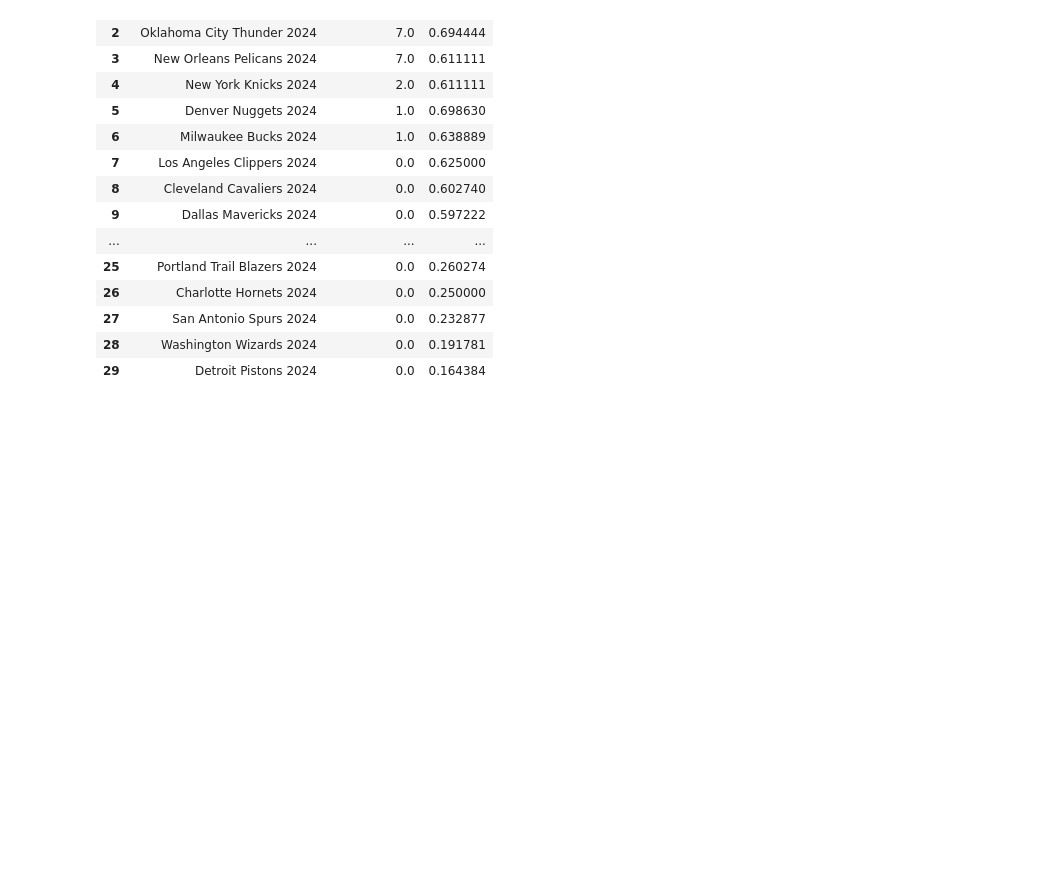
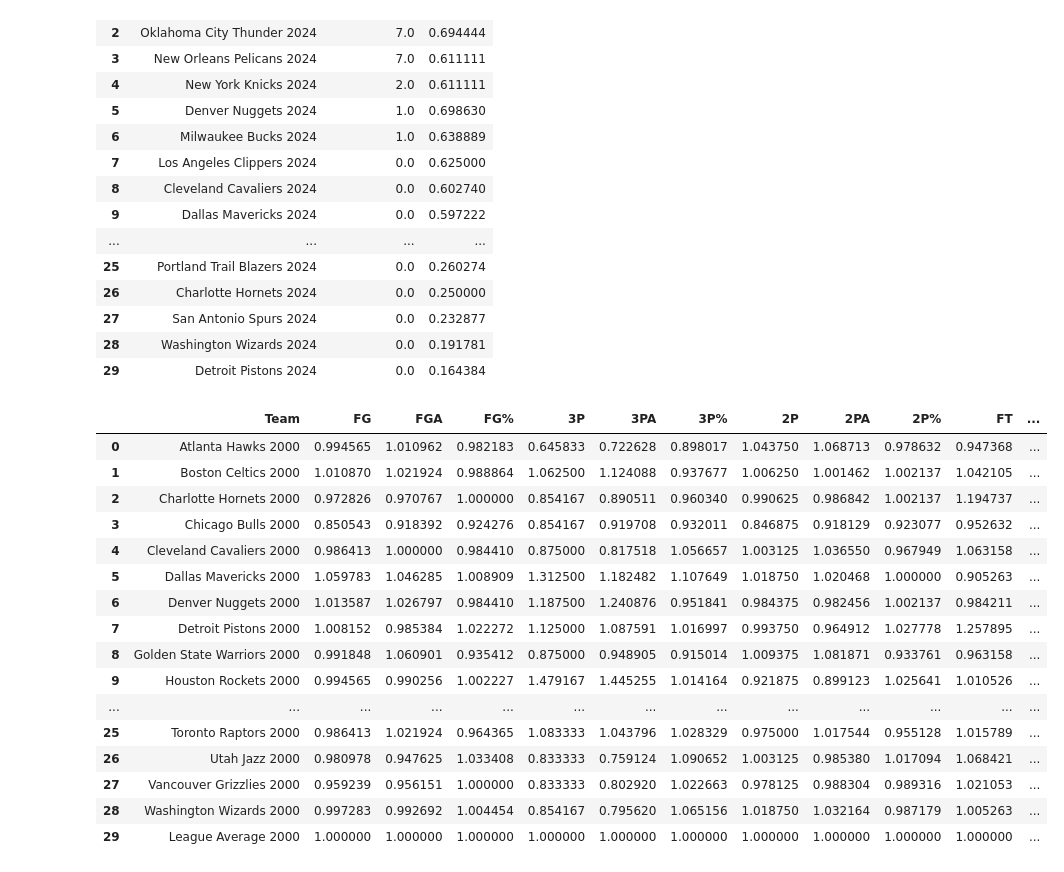
Before and after one commit to Johnchae09/COMP_5360, a Jupyter notebook: TeamStats/ChampionPrediction.ipynb, the cells around one changed output. Saved outputs shown, nothing was run; the diff lists cells and outputs as text; code cells hidden in the pictures; blank space fills up the shorter version.

```diff
--- a/TeamStats/ChampionPrediction.ipynb
+++ b/TeamStats/ChampionPrediction.ipynb
@@ -273,3 +280,41 @@ display(NBA_2024)
 | 27 | San Antonio Spurs 2024 | 0.0 | 0.232877 |
 | 28 | Washington Wizards 2024 | 0.0 | 0.191781 |
 | 29 | Detroit Pistons 2024 | 0.0 | 0.164384 |
+# %%
+normalized_team = team_stats_dfs[0].copy
+
+team_column = normalized_team['Team']
+normalized_team = normalized_team.drop(normalized_team.columns[0], axis=1)
+
+avg_W_perc = normalized_team['W%'].mean()
+avg_W = normalized_team['W'].mean()
+
+normalized_team.at[29,'W%'] = avg_W_perc
+normalized_team.at[29,'NRtg'] = 1
+normalized_team.at[29,'MOV'] = 1
+normalized_team.at[29,'SOS'] = 1
+normalized_team.at[29,'SRS'] = 1
+normalized_team.at[29,'W'] = avg_W
+
+divisor_row = normalized_team.iloc[29]
+normalized_team = normalized_team.div(divisor_row, axis=1)
+normalized_team.insert(0, 'Team', team_column)
+normalized_team
+# %% [output]
+|  | Team | FG | FGA | FG% | 3P | 3PA | 3P% | 2P | 2PA | 2P% | FT | ... |
+| 0 | Atlanta Hawks 2000 | 0.994565 | 1.010962 | 0.982183 | 0.645833 | 0.722628 | 0.898017 | 1.043750 | 1.068713 | 0.978632 | 0.947368 | ... |
+| 1 | Boston Celtics 2000 | 1.010870 | 1.021924 | 0.988864 | 1.062500 | 1.124088 | 0.937677 | 1.006250 | 1.001462 | 1.002137 | 1.042105 | ... |
+| 2 | Charlotte Hornets 2000 | 0.972826 | 0.970767 | 1.000000 | 0.854167 | 0.890511 | 0.960340 | 0.990625 | 0.986842 | 1.002137 | 1.194737 | ... |
+| 3 | Chicago Bulls 2000 | 0.850543 | 0.918392 | 0.924276 | 0.854167 | 0.919708 | 0.932011 | 0.846875 | 0.918129 | 0.923077 | 0.952632 | ... |
+| 4 | Cleveland Cavaliers 2000 | 0.986413 | 1.000000 | 0.984410 | 0.875000 | 0.817518 | 1.056657 | 1.003125 | 1.036550 | 0.967949 | 1.063158 | ... |
+| 5 | Dallas Mavericks 2000 | 1.059783 | 1.046285 | 1.008909 | 1.312500 | 1.182482 | 1.107649 | 1.018750 | 1.020468 | 1.000000 | 0.905263 | ... |
+| 6 | Denver Nuggets 2000 | 1.013587 | 1.026797 | 0.984410 | 1.187500 | 1.240876 | 0.951841 | 0.984375 | 0.982456 | 1.002137 | 0.984211 | ... |
+| 7 | Detroit Pistons 2000 | 1.008152 | 0.985384 | 1.022272 | 1.125000 | 1.087591 | 1.016997 | 0.993750 | 0.964912 | 1.027778 | 1.257895 | ... |
+| 8 | Golden State Warriors 2000 | 0.991848 | 1.060901 | 0.935412 | 0.875000 | 0.948905 | 0.915014 | 1.009375 | 1.081871 | 0.933761 | 0.963158 | ... |
+| 9 | Houston Rockets 2000 | 0.994565 | 0.990256 | 1.002227 | 1.479167 | 1.445255 | 1.014164 | 0.921875 | 0.899123 | 1.025641 | 1.010526 | ... |
+| ... | ... | ... | ... | ... | ... | ... | ... | ... | ... | ... | ... | ... |
+| 25 | Toronto Raptors 2000 | 0.986413 | 1.021924 | 0.964365 | 1.083333 | 1.043796 | 1.028329 | 0.975000 | 1.017544 | 0.955128 | 1.015789 | ... |
+| 26 | Utah Jazz 2000 | 0.980978 | 0.947625 | 1.033408 | 0.833333 | 0.759124 | 1.090652 | 1.003125 | 0.985380 | 1.017094 | 1.068421 | ... |
+| 27 | Vancouver Grizzlies 2000 | 0.959239 | 0.956151 | 1.000000 | 0.833333 | 0.802920 | 1.022663 | 0.978125 | 0.988304 | 0.989316 | 1.021053 | ... |
+| 28 | Washington Wizards 2000 | 0.997283 | 0.992692 | 1.004454 | 0.854167 | 0.795620 | 1.065156 | 1.018750 | 1.032164 | 0.987179 | 1.005263 | ... |
+| 29 | League Average 2000 | 1.000000 | 1.000000 | 1.000000 | 1.000000 | 1.000000 | 1.000000 | 1.000000 | 1.000000 | 1.000000 | 1.000000 | ... |
```
Also changed, not shown: parts of 4 cells of this notebook.
